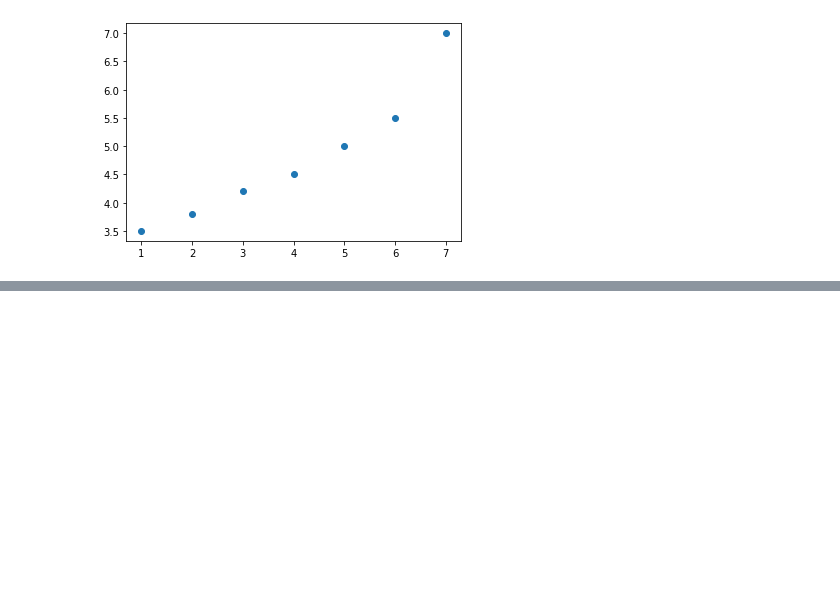
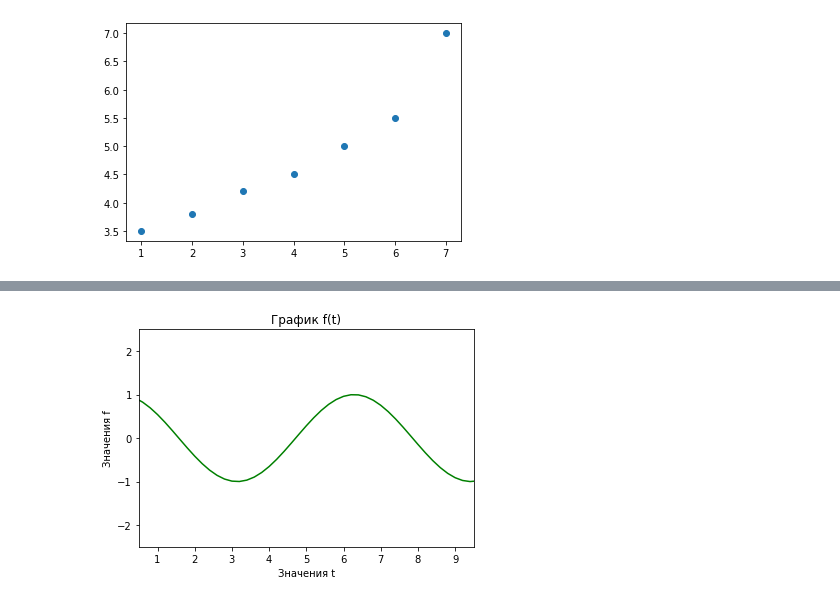
Before and after one commit to Shaper-cyber/matplotlib, a Jupyter notebook: matplotlib.ipynb, the cells around one changed output, grey strips where cells are left out. Drawn from its saved outputs; the diff is of its cells as text; code cells hidden in the pictures; blank space fills up the shorter version.

```diff
--- a/matplotlib.ipynb
+++ b/matplotlib.ipynb
@@ -31,0 +39,3 @@ plt.show()
+# %%
+t = np.linspace(0,10,51)
+t
@@ -31,0 +48,3 @@ plt.show()
+# %%
+f = np.cos(t)
+f
@@ -31,0 +63,10 @@ plt.show()
+# %%
+plt.plot(t,f,'g')
+plt.title('График f(t)')
+plt.xlabel('Значения t')
+plt.ylabel('Значения f')
+plt.xlim(0.5,9.5)
+plt.ylim(-2.5,2.5)
+plt.show()
+# %% [output]
+[figure, added]
```
Also changed, not shown: parts of 3 cells of this notebook.
